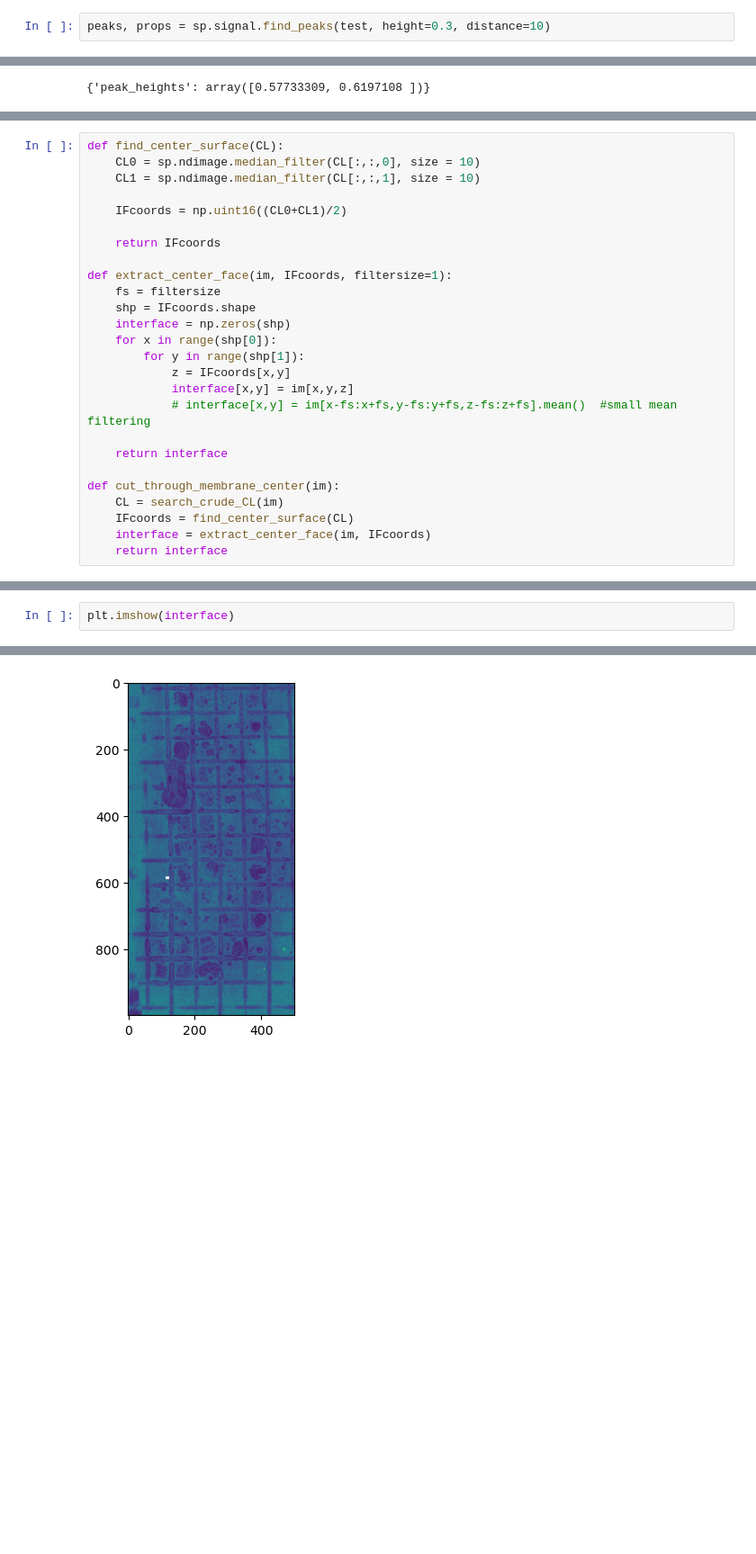
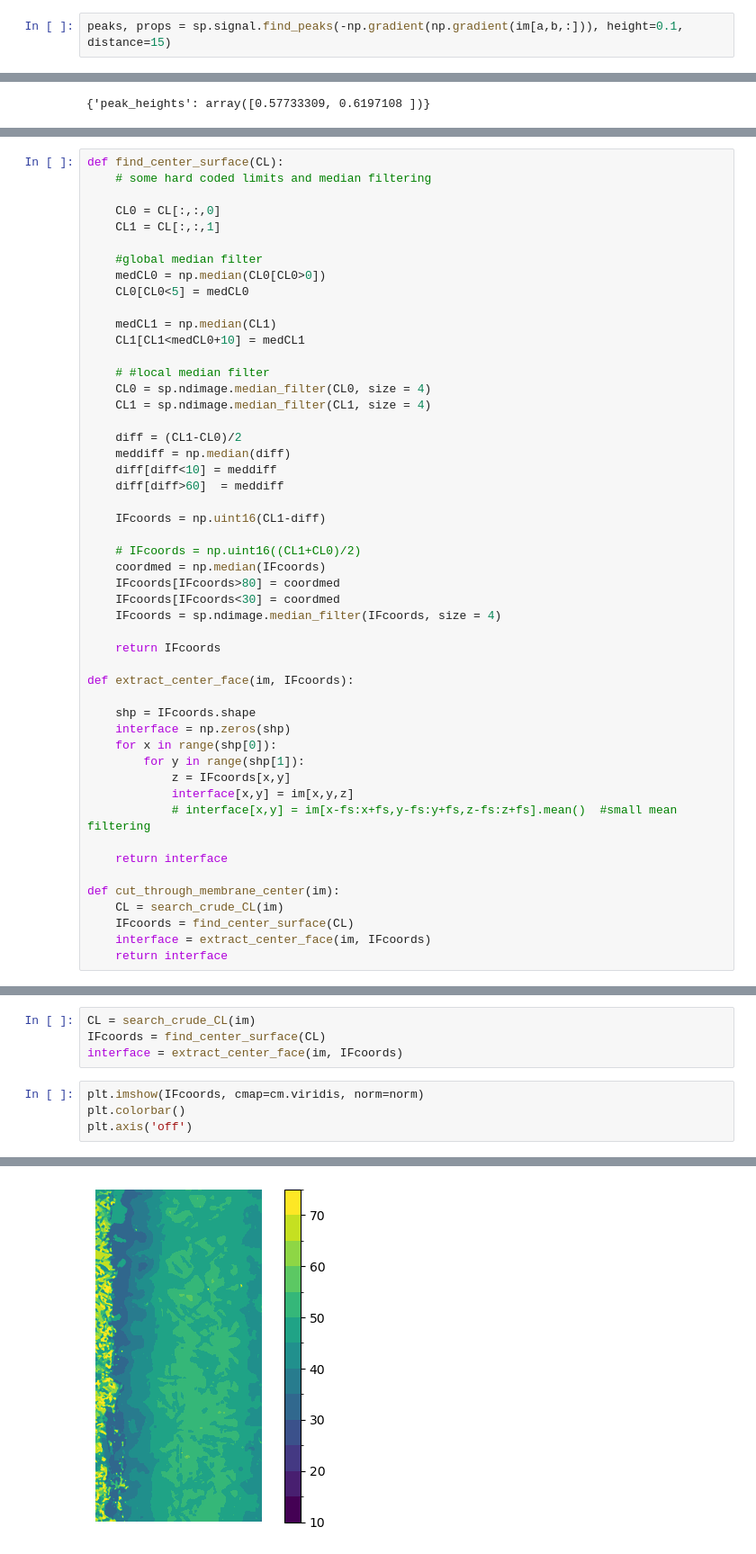
Before and after one commit to Pescatore23/coely_postmortem, a Jupyter notebook: 99_testing.ipynb, the cells around one changed output, grey strips where cells are left out. Shown at 90% size. Cells and saved outputs as stored; diff of their text form; blank space fills up the shorter version.

```diff
--- a/99_testing.ipynb
+++ b/99_testing.ipynb
@@ -129,3 +142,3 @@ test = im[a,b,:].copy()
 # %%
-peaks, props = sp.signal.find_peaks(test, height=0.3, distance=10)
+peaks, props = sp.signal.find_peaks(-np.gradient(np.gradient(im[a,b,:])), height=0.1, distance=15)
 # %%
@@ -150,15 +174,39 @@ def search_crude_CL(im):
     return CL    #, excess_peaks
 # %%
 def find_center_surface(CL):
-    CL0 = sp.ndimage.median_filter(CL[:,:,0], size = 10)
-    CL1 = sp.ndimage.median_filter(CL[:,:,1], size = 10)
+    # some hard coded limits and median filtering
 
-    IFcoords = np.uint16((CL0+CL1)/2)
+    CL0 = CL[:,:,0]
+    CL1 = CL[:,:,1]
+
+    #global median filter
+    medCL0 = np.median(CL0[CL0>0])
+    CL0[CL0<5] = medCL0
+
+    medCL1 = np.median(CL1)
+    CL1[CL1<medCL0+10] = medCL1
+
+    # #local median filter
+    CL0 = sp.ndimage.median_filter(CL0, size = 4)
+    CL1 = sp.ndimage.median_filter(CL1, size = 4)
+
+    diff = (CL1-CL0)/2
+    meddiff = np.median(diff)
+    diff[diff<10] = meddiff
+    diff[diff>60]  = meddiff
+
+    IFcoords = np.uint16(CL1-diff)
+
+    # IFcoords = np.uint16((CL1+CL0)/2)
+    coordmed = np.median(IFcoords)
+    IFcoords[IFcoords>80] = coordmed
+    IFcoords[IFcoords<30] = coordmed
+    IFcoords = sp.ndimage.median_filter(IFcoords, size = 4)
 
     return IFcoords
 
-def extract_center_face(im, IFcoords, filtersize=1):
-    fs = filtersize
+def extract_center_face(im, IFcoords):
+
     shp = IFcoords.shape
     interface = np.zeros(shp)
     for x in range(shp[0]):
@@ -179,3 +225,9 @@ interface = cut_through_membrane_center(im)
+# %%
+CL = search_crude_CL(im)
+IFcoords = find_center_surface(CL)
+interface = extract_center_face(im, IFcoords)
 # %%
-plt.imshow(interface)
+plt.imshow(IFcoords, cmap=cm.viridis, norm=norm)
+plt.colorbar()
+plt.axis('off')
 # %% [output]
@@ -183 +235 @@ plt.imshow(interface)
-[figure, old version]
+[figure, new version]
```
Also changed, not shown: parts of 17 cells of this notebook, 1 other file.
